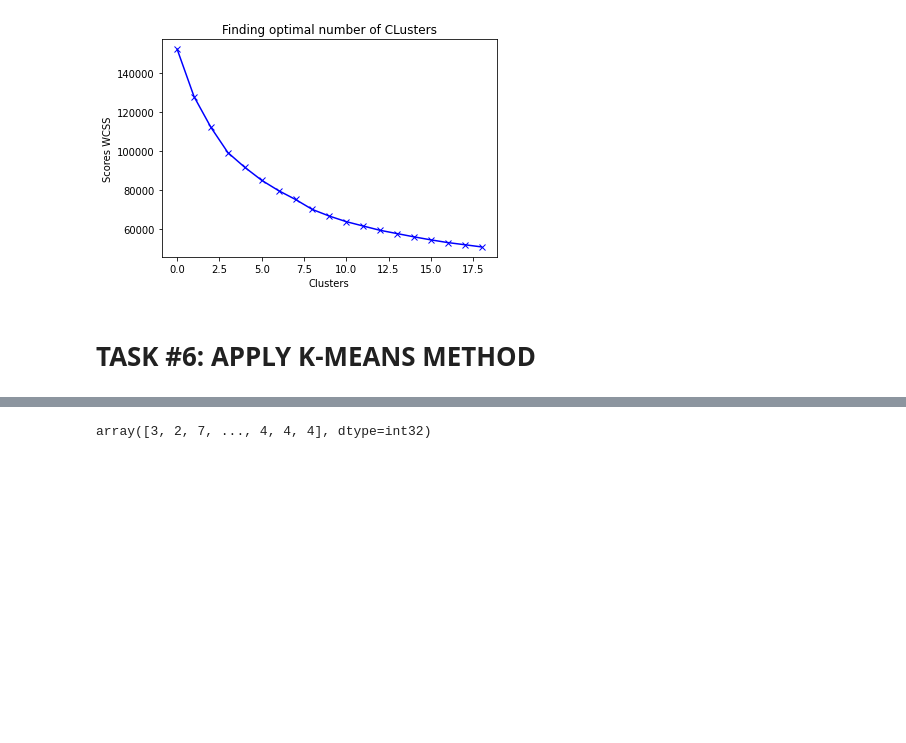
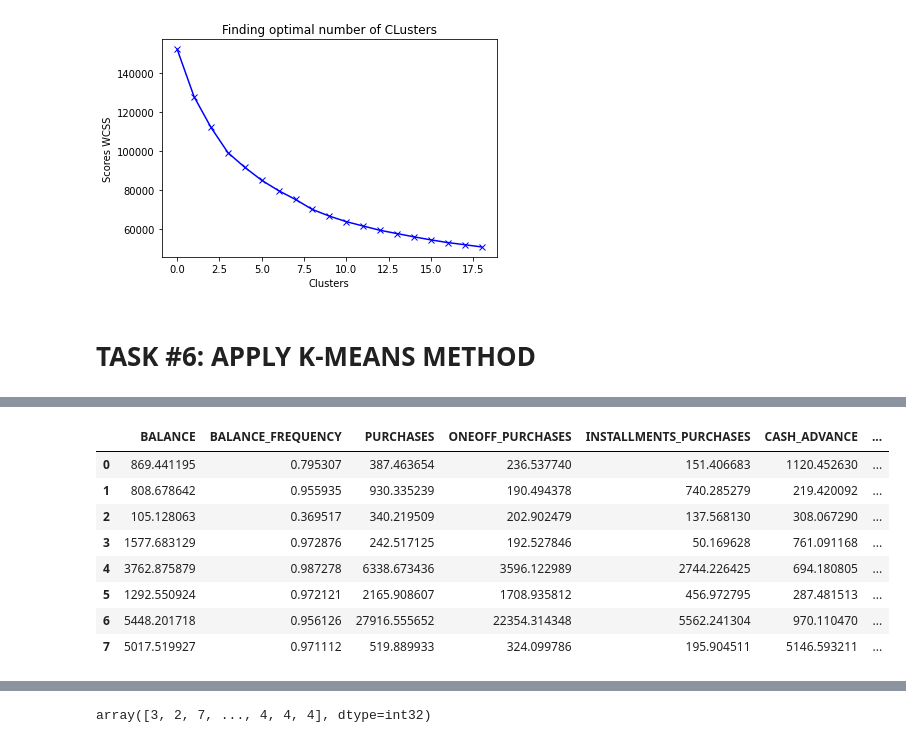
Before and after one commit to wellmej/DataScienceUseCases, a Jupyter notebook: Case2_My_Marketing_Department.ipynb, the cells around one changed output, grey strips where cells are left out. Saved outputs shown, nothing was run; the diff lists cells and outputs as text; code cells hidden in the pictures; blank space fills up the shorter version.

```diff
--- a/Case2_My_Marketing_Department.ipynb
+++ b/Case2_My_Marketing_Department.ipynb
@@ -434,8 +461,20 @@ plt.show()
 # %%
 # In order to understand what these numbers mean, let's perform inverse transformation
-
+cluster_centers = scaler.inverse_transform(cluster_centers)
+cluster_centers = pd.DataFrame(data = cluster_centers, columns = [credit_card_df.columns])
+cluster_centers
 
 # First Customers cluster (Transactors): Those are customers who pay least amount of intrerest charges and careful with their money, Cluster with lowest balance ($104) and cash advance ($303), Percentage of full payment = 23%
 # Second customers cluster (revolvers) who use credit card as a loan (most lucrative sector): highest balance ($5000) and cash advance (~$5000), low purchase frequency, high cash advance frequency (0.5), high cash advance transactions (16) and low percentage of full payment (3%)
 # Third customer cluster (VIP/Prime): high credit limit $16K and highest percentage of full payment, target for increase credit limit and increase spending habits
 # Fourth customer cluster (low tenure): these are customers with low tenure (7 years), low balance
+# %% [output]
+|  | BALANCE | BALANCE_FREQUENCY | PURCHASES | ONEOFF_PURCHASES | INSTALLMENTS_PURCHASES | CASH_ADVANCE | ... |
+| 0 | 869.441195 | 0.795307 | 387.463654 | 236.537740 | 151.406683 | 1120.452630 | ... |
+| 1 | 808.678642 | 0.955935 | 930.335239 | 190.494378 | 740.285279 | 219.420092 | ... |
+| 2 | 105.128063 | 0.369517 | 340.219509 | 202.902479 | 137.568130 | 308.067290 | ... |
+| 3 | 1577.683129 | 0.972876 | 242.517125 | 192.527846 | 50.169628 | 761.091168 | ... |
+| 4 | 3762.875879 | 0.987278 | 6338.673436 | 3596.122989 | 2744.226425 | 694.180805 | ... |
+| 5 | 1292.550924 | 0.972121 | 2165.908607 | 1708.935812 | 456.972795 | 287.481513 | ... |
+| 6 | 5448.201718 | 0.956126 | 27916.555652 | 22354.314348 | 5562.241304 | 970.110470 | ... |
+| 7 | 5017.519927 | 0.971112 | 519.889933 | 324.099786 | 195.904511 | 5146.593211 | ... |
```
Also changed, not shown: parts of 12 cells of this notebook.
